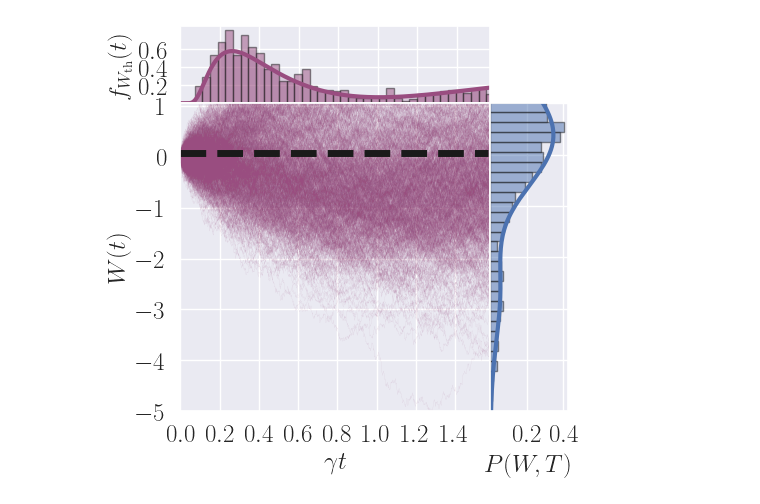
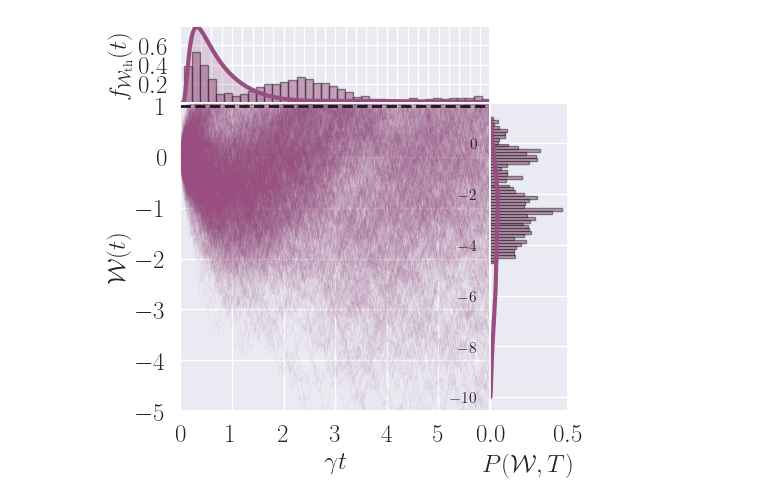
Before and after one commit to mikeal888/First_Passage_Times, a Jupyter notebook: Gambling_demon.ipynb, the cells around one changed output. Drawn from its saved outputs; the diff is of its cells as text; code cells hidden in the pictures.

Commit message:
fixed up all bugs in demon example

```diff
--- a/Gambling_demon.ipynb
+++ b/Gambling_demon.ipynb
@@ -105,7 +105,7 @@ def get_first_hit(array, x):
     try:
         return np.min(np.where(array>=x))
     except ValueError:
-        return None
+        return -1
 # %%
 # Parameters
 Gamma = 1
@@ -113,7 +113,7 @@ Omega = 1
 Rabi = np.sqrt((Gamma)**2 + Omega**2)
 dt = 0.0012
 tf = 5*np.pi/(2*Omega)
-t_cutoff = tf/5
+t_cutoff = 6
 t = np.arange(0, tf, dt)
 
 # Define system operators
@@ -136,6 +136,7 @@ unconditional_result = mesolve(H, rho0, t, c_ops=c_ops, e_ops=[sy, sz, g])
 ez_un = unconditional_result.expect[1]
 ey_un = unconditional_result.expect[0]
 g_un = unconditional_result.expect[2]
+
 N_cutoff = 1
 # %%
 # number of chargers to truncate at
@@ -207,55 +219,53 @@ hitting_times = t[list(inds)]
 # %%
-idx_W = np.argmin(np.abs(t - tf/5))
+idx_W = np.argmin(np.abs(t - t_cutoff))
 
 # Integrate first hitting time distribution to t_cutoff
 PT = np.sum(dGt[t<t_cutoff])*dt
-N_min = np.argmin(np.abs(N+N_cutoff))
-Wbar = -np.sum(N[N_min:]*Pn_vec_T[N_min:, idx_W])
-W_T = N_cutoff * PT +(1-PT) * Wbar
-
-# N_th = PT +
+N_min = np.argmin(np.abs(N-N_cutoff))
+Wbar = np.sum(N[N<1]*Pn_vec[N_min:, idx_W])
+W_T = N_cutoff * (1-PT)  +  Wbar
+Gt = (PT)
 # %%
 fig = plt.figure(figsize=(5, 5))
 gs = fig.add_gridspec(5, 5)
 
 color = [0.6, 0.3, 0.5]
 fs = 18
 
 ax1 = fig.add_subplot(gs[0, :4])
 ax1.plot(t, dGt, color=color, linewidth=3)
 ax1.fill_between(t, dGt, color=color, alpha=0.2)
-ax1.hist(hitting_times, bins=200, color=color, alpha=0.5, density=True, edgecolor='k')
+ax1.hist(hitting_times, bins=50, color=color, alpha=0.5, density=True, edgecolor='k')
 
 plt.xticks(np.arange(0, tf, 0.2), [])
 plt.xlim(0, t_cutoff)
 plt.yticks(np.arange(0.2, 0.7, 0.2), fontsize=fs)
-plt.ylabel(r'$f_{W_{\rm th}}(t)$', fontsize=fs)
+plt.ylim(0, 0.8)
+plt.ylabel(r'$f_{\mathcal{W}_{\rm th}}(t)$', fontsize=fs)
 
 ax2 = fig.add_subplot(gs[1:5, :4])
-ax2.plot(t, -W[:1000].T, color=color, linewidth=0.05, alpha=0.5)
-# plt.vlines(t_cutoff, -5, N_cutoff, color='b', linewidth=5, linestyle='--')
-# plt.hlines(N_cutoff, 0, t_cutoff, color=color, linewidth=5, linestyle='--')
-plt.hlines(W_T, 0, t_cutoff, color='k', linewidth=5, linestyle='--')
+ax2.plot(t, W[:1000].T, color=color, linewidth=0.1, alpha=0.1)
+plt.hlines(N_cutoff, 0, t_cutoff, color='k', linewidth=2, linestyle='--')
 
 plt.ylim(-5, N_cutoff+0.05)
 plt.yticks(np.arange(-5, N_cutoff+1, 1), fontsize=fs)
-plt.xticks(np.arange(0, t_cutoff, 0.2), fontsize=fs)
+plt.xticks(np.arange(0, t_cutoff, 1), fontsize=fs)
 plt.xlim(0, t_cutoff+0.01)
-plt.ylabel(r'$W(t)$', fontsize=fs)
+plt.ylabel(r'$\mathcal{W}(t)$', fontsize=fs)
 plt.xlabel(r'$\gamma t$', fontsize=fs)
 
 ax3 = fig.add_subplot(gs[1:, 4])
-ax3.plot(Pn_vec_T[:, idx_W]/dN, -N, color='b', linewidth=3)
-ax3.hist(W[:, idx_W], bins=50, orientation='horizontal', color='b', alpha=0.5, density=True, edgecolor='k')
-plt.yticks(np.arange(-5, N_cutoff+1, 1),[])
-plt.ylim(-5, N_cutoff)
-plt.xticks(np.arange(0.2, 0.5, 0.2), fontsize=fs)
+ax3.plot(Pn_vec[:, idx_W]/dN, N[N<1], color=color, linewidth=3)
+ax3.hist(W[-1, :], bins=50, orientation='horizontal', color=color, alpha=0.5, density=True, edgecolor='k')
+# plt.yticks(np.arange(-5, N_cutoff+1, 1),[])
+# plt.ylim(-5, N_cutoff)
+plt.xticks(np.arange(0.0, 1, 0.5), fontsize=fs)
 
-plt.xlabel(r'$P(W, T)$', fontsize=fs)
+plt.xlabel(r'$P(\mathcal{W}, T)$', fontsize=fs)
 plt.subplots_adjust(wspace=0, hspace=0)
 
 plt.show()
 
-fig.savefig('Figures/Gambling_demon_mean.png', bbox_inches='tight', dpi=200)
+# fig.savefig('Figures/Gambling_demon_mean.png', bbox_inches='tight', dpi=200)
 # %% [output]
-[figure, old version]
+[figure, new version]
```
Also changed, not shown: parts of 13 cells of this notebook, 4 other files.
